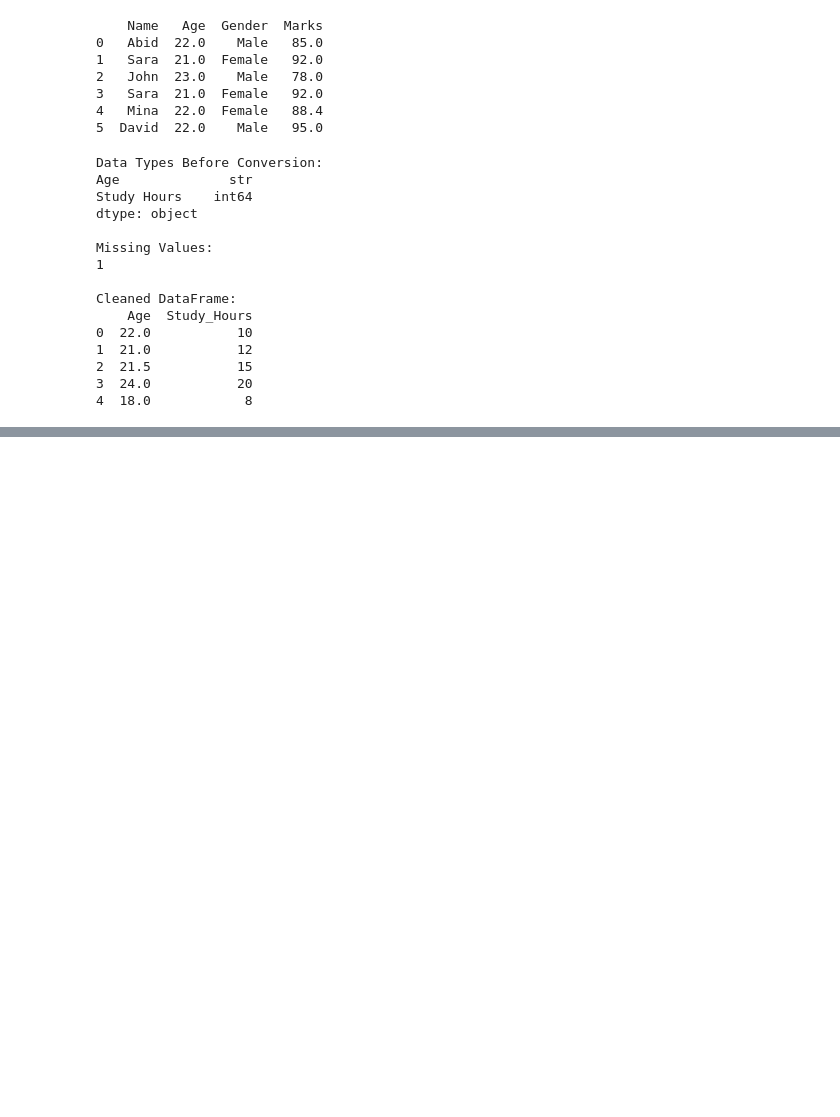
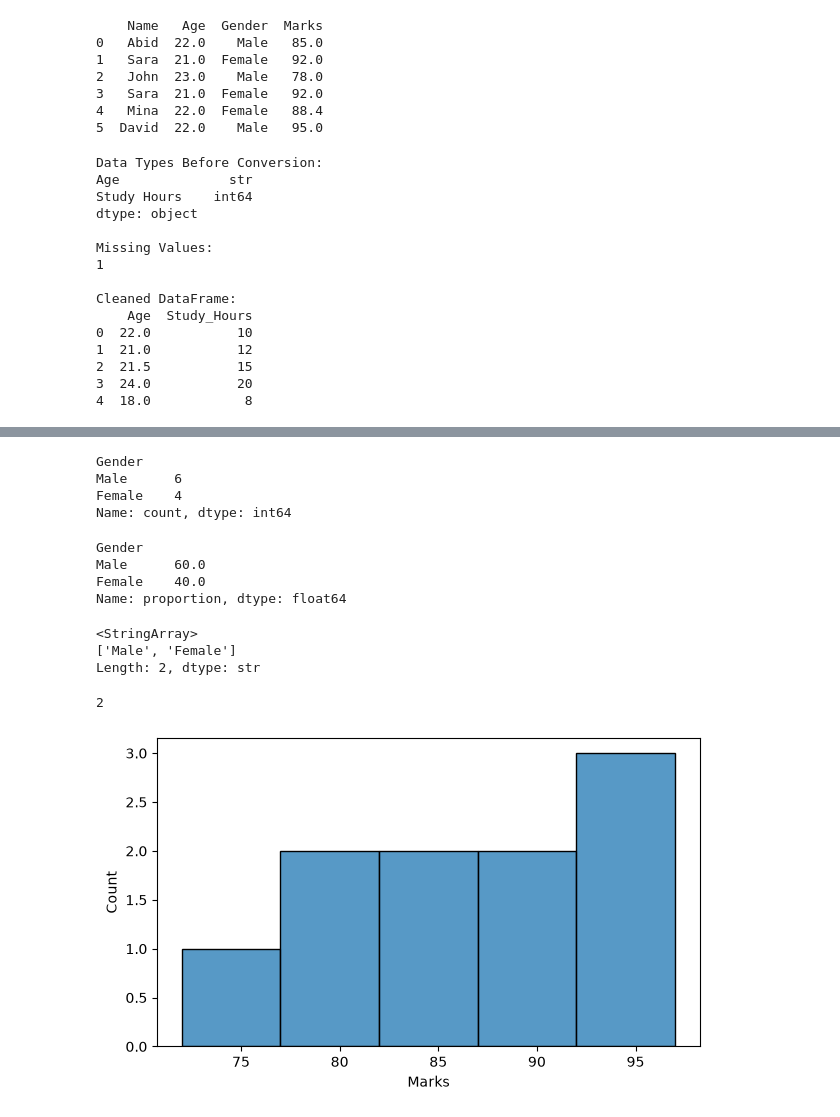
Before and after one commit to abid-rasel/MLOB_My_FILE, a Jupyter notebook: Session/Day 9/Exploratory Data Analysis (EDA).ipynb, the cells around one changed output, grey strips where cells are left out. Drawn from its saved outputs; the diff is of its cells as text; code cells hidden in the pictures; blank space fills up the shorter version.

```diff
--- a/Session/Day 9/Exploratory Data Analysis (EDA).ipynb
+++ b/Session/Day 9/Exploratory Data Analysis (EDA).ipynb
@@ -633,0 +651,17 @@ Cleaned DataFrame:
+# %%
+import pandas as pd
+
+df = pd.DataFrame({
+    "Name":["Abid","Sara","John","Mina","David",
+            "Emma","Alex","Sophia","Liam","Noah"],
+
+    "Gender":["Male","Female","Male","Female",
+              "Male","Female","Male","Female",
+              "Male","Male"],
+
+    "Age":[22,21,23,22,24,21,23,22,24,21],
+
+    "Study_Hours":[10,15,8,12,18,20,7,16,14,11],
+
+    "Marks":[85,92,78,88,95,97,72,90,84,80]
+})
@@ -633,0 +680,39 @@ Cleaned DataFrame:
+# %%
+df["Gender"].value_counts()
+# %% [output]
+Gender
+Male      6
+Female    4
+Name: count, dtype: int64
+# %%
+df["Gender"].value_counts(normalize=True) * 100
+# %% [output]
+Gender
+Male      60.0
+Female    40.0
+Name: proportion, dtype: float64
+# %%
+df["Gender"].unique()
+# %% [output]
+<StringArray>
+['Male', 'Female']
+Length: 2, dtype: str
+# %%
+df["Gender"].nunique()
+# %% [output]
+2
+# %%
+import seaborn as sns
+import matplotlib.pyplot as plt
+
+plt.figure(figsize=(7,4))
+
+sns.histplot(
+    data=df,
+    x="Marks",
+    bins=5
+)
+
+plt.show()
+# %% [output]
+[figure, added]
```
Also changed, not shown: parts of 44 cells of this notebook.
